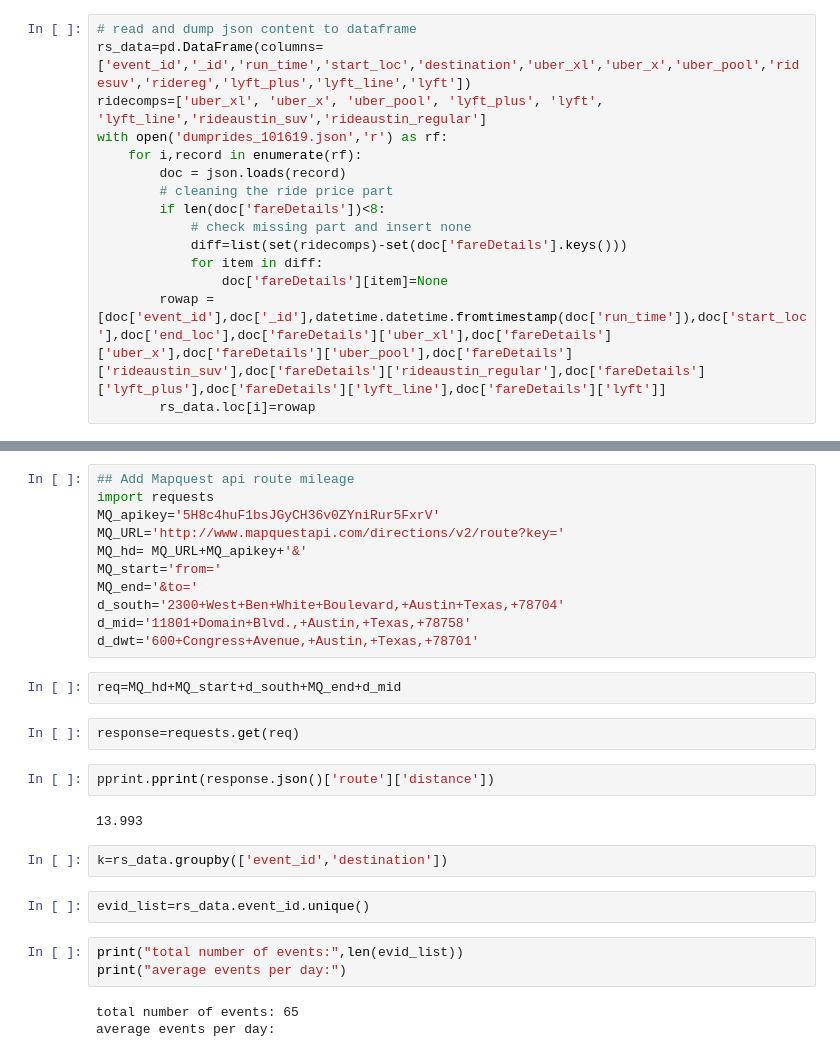
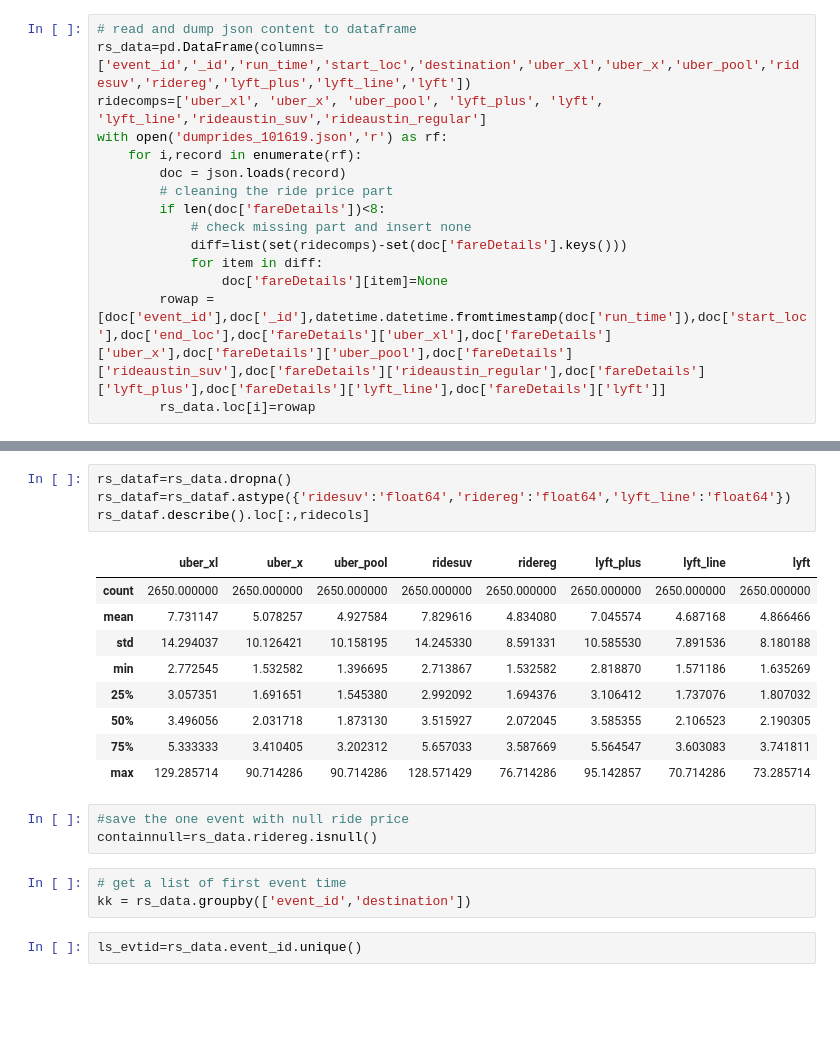
Before and after one commit to rt0161/Ridesharing_data_manipulate, a Jupyter notebook: RideshareDataEval.ipynb, the cells around one changed output, grey strips where cells are left out. Saved outputs shown, nothing was run; the diff lists cells and outputs as text; blank space fills up the shorter version.

```diff
--- a/RideshareDataEval.ipynb
+++ b/RideshareDataEval.ipynb
@@ -118,29 +300,22 @@ rs_data.tail()
-# %%
-## Add Mapquest api route mileage
-import requests
-MQ_apikey='5H8c4huF1bsJGyCH36v0ZYniRur5FxrV'
-MQ_URL='http://www.mapquestapi.com/directions/v2/route?key='
-MQ_hd= MQ_URL+MQ_apikey+'&'
-MQ_start='from='
-MQ_end='&to='
-d_south='2300+West+Ben+White+Boulevard,+Austin+Texas,+78704'
-d_mid='11801+Domain+Blvd.,+Austin,+Texas,+78758'
-d_dwt='600+Congress+Avenue,+Austin,+Texas,+78701'
-# %%
-req=MQ_hd+MQ_start+d_south+MQ_end+d_mid
-# %%
-response=requests.get(req)
-# %%
-pprint.pprint(response.json()['route']['distance'])
-# %% [output]
-13.993
-# %%
-k=rs_data.groupby(['event_id','destination'])
+# %%
+rs_dataf=rs_data.dropna()
+rs_dataf=rs_dataf.astype({'ridesuv':'float64','ridereg':'float64','lyft_line':'float64'})
+rs_dataf.describe().loc[:,ridecols]
+# %% [output]
+|  | uber_xl | uber_x | uber_pool | ridesuv | ridereg | lyft_plus | lyft_line | lyft |
+| count | 2650.000000 | 2650.000000 | 2650.000000 | 2650.000000 | 2650.000000 | 2650.000000 | 2650.000000 | 2650.000000 |
+| mean | 7.731147 | 5.078257 | 4.927584 | 7.829616 | 4.834080 | 7.045574 | 4.687168 | 4.866466 |
+| std | 14.294037 | 10.126421 | 10.158195 | 14.245330 | 8.591331 | 10.585530 | 7.891536 | 8.180188 |
+| min | 2.772545 | 1.532582 | 1.396695 | 2.713867 | 1.532582 | 2.818870 | 1.571186 | 1.635269 |
+| 25% | 3.057351 | 1.691651 | 1.545380 | 2.992092 | 1.694376 | 3.106412 | 1.737076 | 1.807032 |
+| 50% | 3.496056 | 2.031718 | 1.873130 | 3.515927 | 2.072045 | 3.585355 | 2.106523 | 2.190305 |
+| 75% | 5.333333 | 3.410405 | 3.202312 | 5.657033 | 3.587669 | 5.564547 | 3.603083 | 3.741811 |
+| max | 129.285714 | 90.714286 | 90.714286 | 128.571429 | 76.714286 | 95.142857 | 70.714286 | 73.285714 |
+# %%
+#save the one event with null ride price
+containnull=rs_data.ridereg.isnull()
+# %%
+# get a list of first event time
+kk = rs_data.groupby(['event_id','destination'])
 # %%
-evid_list=rs_data.event_id.unique()
+ls_evtid=rs_data.event_id.unique()
-# %%
-print("total number of events:",len(evid_list))
-print("average events per day:")
-# %% [output]
-total number of events: 65
-average events per day:
```
Also changed, not shown: parts of 43 cells of this notebook.
